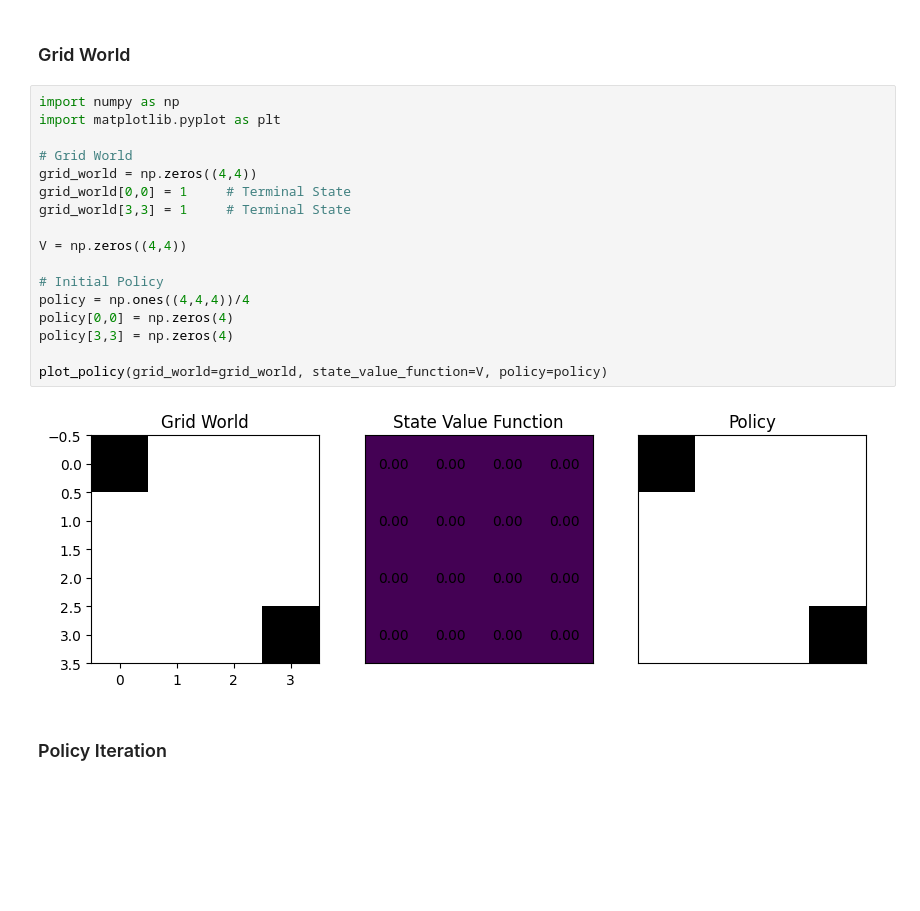
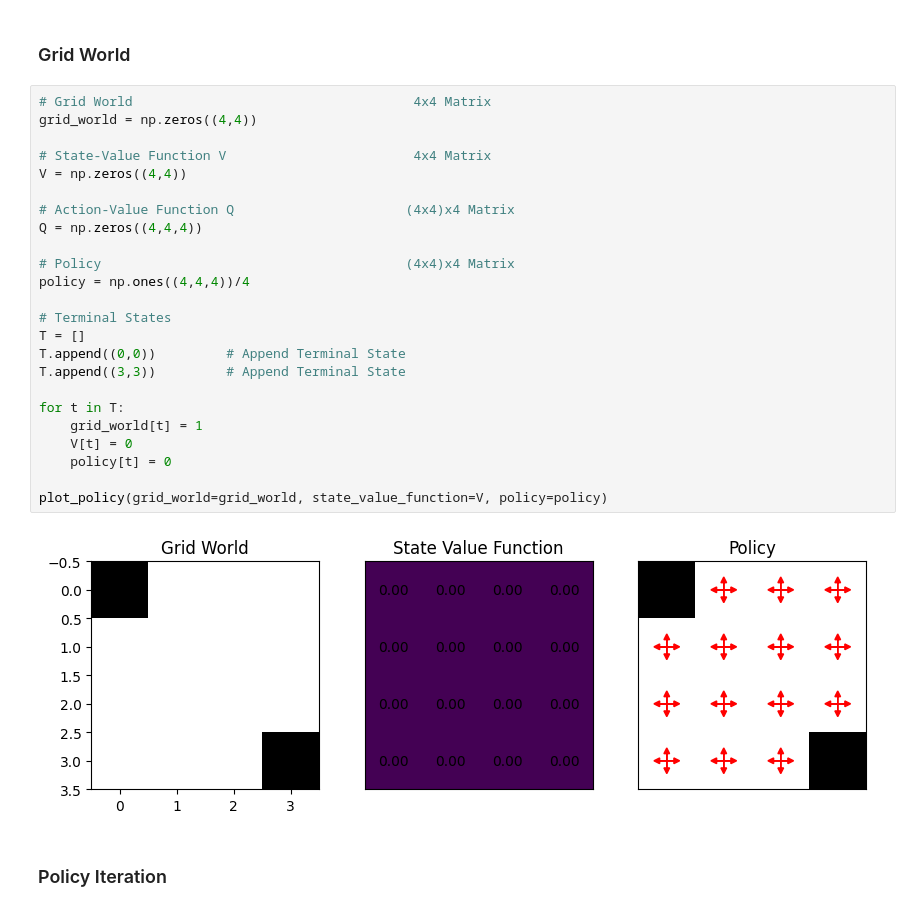
Before and after one commit to NicolaMaestri00/Reinforcement-Learning, a Jupyter notebook: Assignment_2.ipynb, the cells around one changed output. Saved outputs shown, nothing was run; the diff lists cells and outputs as text; blank space fills up the shorter version.

```diff
--- a/Assignment_2.ipynb
+++ b/Assignment_2.ipynb
@@ -136,23 +45,30 @@ def plot_policy(grid_world=None, state_value_function=None, policy=None):
 # %% [markdown]
 ### Grid World
-# %%
-import numpy as np
-import matplotlib.pyplot as plt
-
-# Grid World
-grid_world = np.zeros((4,4))
-grid_world[0,0] = 1     # Terminal State
-grid_world[3,3] = 1     # Terminal State
-
-V = np.zeros((4,4))
-
-# Initial Policy
-policy = np.ones((4,4,4))/4
-policy[0,0] = np.zeros(4)
-policy[3,3] = np.zeros(4)
-
-plot_policy(grid_world=grid_world, state_value_function=V, policy=policy)
-# %% [output]
-[figure, removed]
+# %%
+# Grid World                                    4x4 Matrix
+grid_world = np.zeros((4,4))
+
+# State-Value Function V                        4x4 Matrix
+V = np.zeros((4,4))
+
+# Action-Value Function Q                      (4x4)x4 Matrix
+Q = np.zeros((4,4,4))
+
+# Policy                                       (4x4)x4 Matrix
+policy = np.ones((4,4,4))/4
+
+# Terminal States
+T = []
+T.append((0,0))         # Append Terminal State
+T.append((3,3))         # Append Terminal State
+
+for t in T:
+    grid_world[t] = 1
+    V[t] = 0
+    policy[t] = 0
+
+plot_policy(grid_world=grid_world, state_value_function=V, policy=policy)
+# %% [output]
+[figure, added]
 # %% [markdown]
 ### Policy Iteration
```
Also changed, not shown: parts of 10 cells of this notebook, 3 other files.
